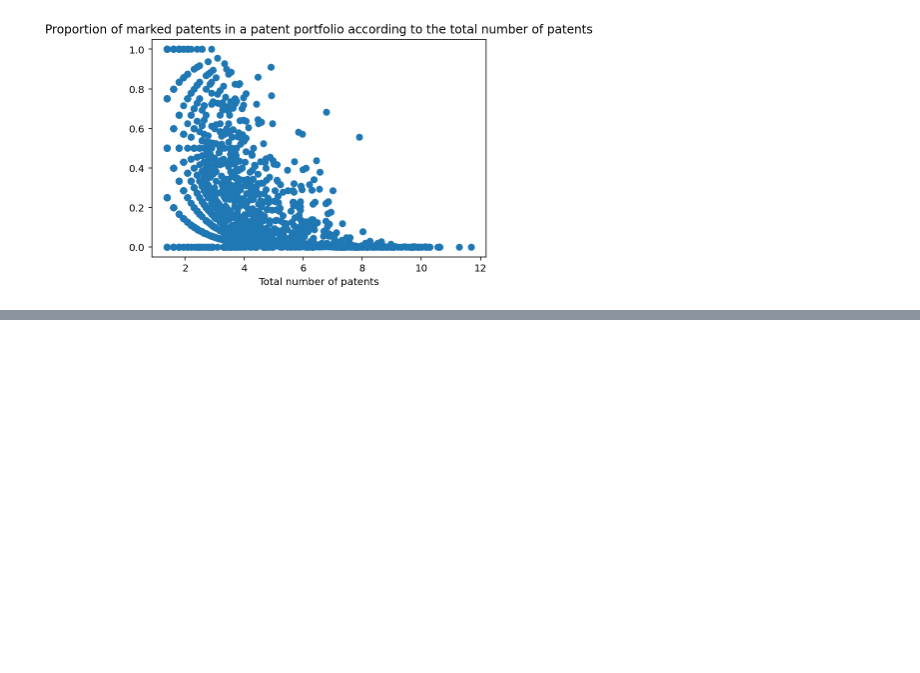
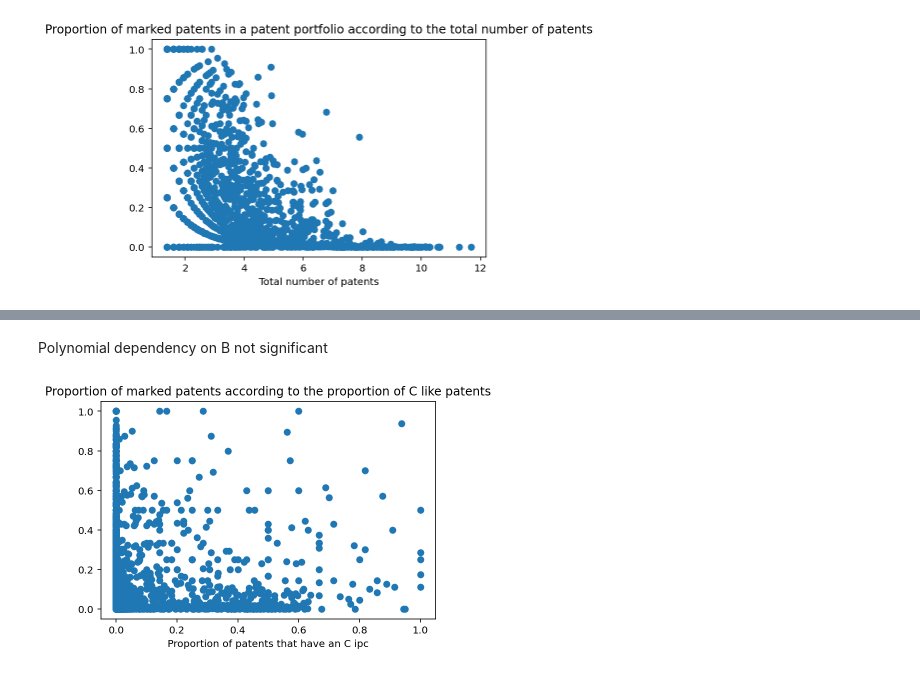
Before and after one commit to gregbellan/MODS208, a Jupyter notebook: regression_companies.ipynb, the cells around one changed output, grey strips where cells are left out. Cells and saved outputs as stored; diff of their text form; code cells hidden in the pictures; blank space fills up the shorter version.

```diff
--- a/regression_companies.ipynb
+++ b/regression_companies.ipynb
@@ -247,0 +388,9 @@ strong multicollinearity problems or that the design matrix is singular.
+# %% [markdown]
+Polynomial dependency on B not significant
+# %%
+plt.scatter(reg_companies.proportion_C_ipc, reg_companies.proportion_marked_patents, marker = 'o')
+plt.xlabel("Proportion of patents that have an C ipc")
+plt.title("Proportion of marked patents according to the proportion of C like patents")
+plt.show()
+# %% [output]
+[figure, added]
```
Also changed, not shown: parts of 44 cells of this notebook.
